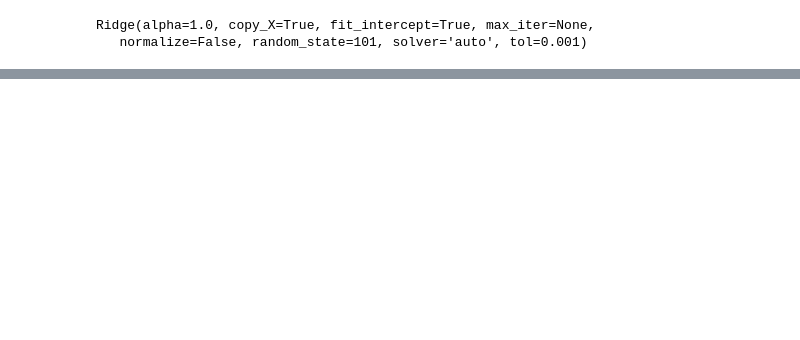
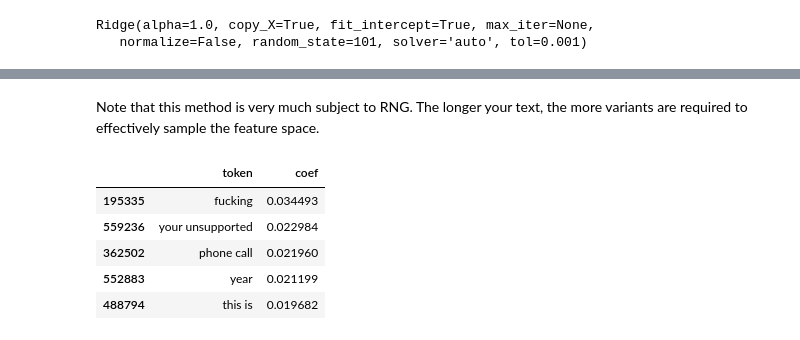
Before and after one commit to jkingphd/nlp_example, a Jupyter notebook: notebooks/3A-jkk-interpretation.ipynb, the cells around one changed output, grey strips where cells are left out. Cells and saved outputs as stored; diff of their text form; code cells hidden in the pictures; blank space fills up the shorter version.

```diff
--- a/notebooks/3A-jkk-interpretation.ipynb
+++ b/notebooks/3A-jkk-interpretation.ipynb
@@ -628,0 +435,12 @@ HTML(toxic_examples[7])
+# %% [markdown]
+Note that this method is very much subject to RNG. The longer your text, the more variants are required to effectively sample the feature space.
+# %%
+local_model, df_local = get_local_surrogate(comment_2, tokens, pipe, 200)
+df_local.sort_values('coef', ascending=False).head(5)
+# %% [output]
+|  | token | coef |
+| 195335 | fucking | 0.034493 |
+| 559236 | your unsupported | 0.022984 |
+| 362502 | phone call | 0.021960 |
+| 552883 | year | 0.021199 |
+| 488794 | this is | 0.019682 |
```
Also changed, not shown: parts of 55 cells of this notebook.
